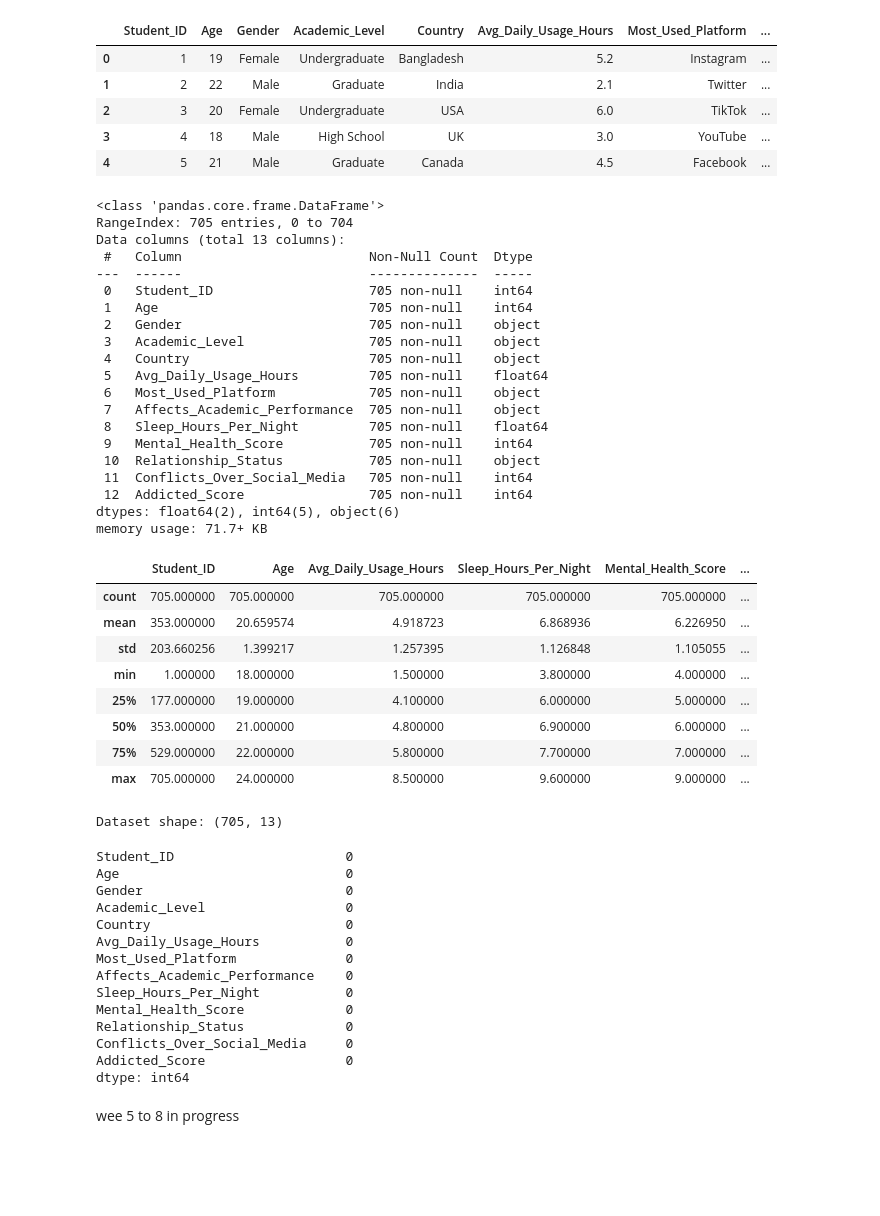
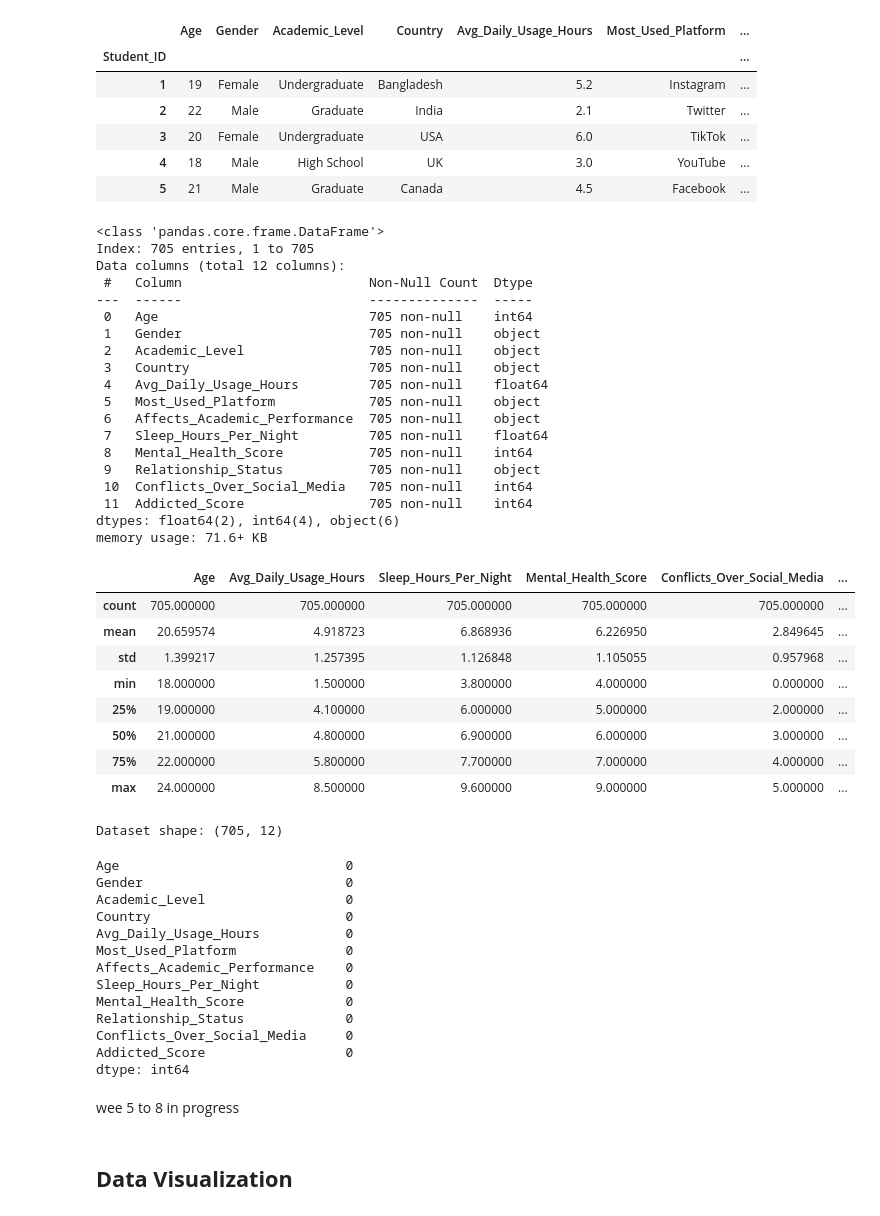
Before and after one commit to SyusufWaliyyi/FlexiSAF_Intership, a Jupyter notebook: week_5/week_5.ipynb, the cells around one changed output. Saved outputs shown, nothing was run; the diff lists cells and outputs as text; code cells hidden in the pictures; blank space fills up the shorter version.

Commit message:
Visualization

```diff
--- a/week_5/week_5.ipynb
+++ b/week_5/week_5.ipynb
@@ -6,61 +34,60 @@ import seaborn as sns
 # %%
 # Load the dataset
-df = pd.read_csv("Students_Social_Media_Addiction.csv")
+df = pd.read_csv("Students_Social_Media_Addiction.csv", index_col='Student_ID')
 df.head()
 # %% [output]
-|  | Student_ID | Age | Gender | Academic_Level | Country | Avg_Daily_Usage_Hours | Most_Used_Platform | ... |
-| 0 | 1 | 19 | Female | Undergraduate | Bangladesh | 5.2 | Instagram | ... |
-| 1 | 2 | 22 | Male | Graduate | India | 2.1 | Twitter | ... |
-| 2 | 3 | 20 | Female | Undergraduate | USA | 6.0 | TikTok | ... |
-| 3 | 4 | 18 | Male | High School | UK | 3.0 | YouTube | ... |
-| 4 | 5 | 21 | Male | Graduate | Canada | 4.5 | Facebook | ... |
+|  | Age | Gender | Academic_Level | Country | Avg_Daily_Usage_Hours | Most_Used_Platform | ... |
+| Student_ID |  |  |  |  |  |  | ... |
+| 1 | 19 | Female | Undergraduate | Bangladesh | 5.2 | Instagram | ... |
+| 2 | 22 | Male | Graduate | India | 2.1 | Twitter | ... |
+| 3 | 20 | Female | Undergraduate | USA | 6.0 | TikTok | ... |
+| 4 | 18 | Male | High School | UK | 3.0 | YouTube | ... |
+| 5 | 21 | Male | Graduate | Canada | 4.5 | Facebook | ... |
 # %%
 # info about the dataset
 df.info()
 # %% [output]
 <class 'pandas.core.frame.DataFrame'>
-RangeIndex: 705 entries, 0 to 704
-Data columns (total 13 columns):
+Index: 705 entries, 1 to 705
+Data columns (total 12 columns):
  #   Column                        Non-Null Count  Dtype
 ---  ------                        --------------  -----
- 0   Student_ID                    705 non-null    int64
- 1   Age                           705 non-null    int64
- 2   Gender                        705 non-null    object
- 3   Academic_Level                705 non-null    object
- 4   Country                       705 non-null    object
- 5   Avg_Daily_Usage_Hours         705 non-null    float64
- 6   Most_Used_Platform            705 non-null    object
- 7   Affects_Academic_Performance  705 non-null    object
- 8   Sleep_Hours_Per_Night         705 non-null    float64
- 9   Mental_Health_Score           705 non-null    int64
- 10  Relationship_Status           705 non-null    object
- 11  Conflicts_Over_Social_Media   705 non-null    int64
- 12  Addicted_Score                705 non-null    int64
-dtypes: float64(2), int64(5), object(6)
-memory usage: 71.7+ KB
+ 0   Age                           705 non-null    int64
+ 1   Gender                        705 non-null    object
+ 2   Academic_Level                705 non-null    object
+ 3   Country                       705 non-null    object
+ 4   Avg_Daily_Usage_Hours         705 non-null    float64
+ 5   Most_Used_Platform            705 non-null    object
+ 6   Affects_Academic_Performance  705 non-null    object
+ 7   Sleep_Hours_Per_Night         705 non-null    float64
+ 8   Mental_Health_Score           705 non-null    int64
+ 9   Relationship_Status           705 non-null    object
+ 10  Conflicts_Over_Social_Media   705 non-null    int64
+ 11  Addicted_Score                705 non-null    int64
+dtypes: float64(2), int64(4), object(6)
+memory usage: 71.6+ KB
 # %%
 # Data description
 df.describe()
 # %% [output]
-|  | Student_ID | Age | Avg_Daily_Usage_Hours | Sleep_Hours_Per_Night | Mental_Health_Score | ... |
+|  | Age | Avg_Daily_Usage_Hours | Sleep_Hours_Per_Night | Mental_Health_Score | Conflicts_Over_Social_Media | ... |
 | count | 705.000000 | 705.000000 | 705.000000 | 705.000000 | 705.000000 | ... |
-| mean | 353.000000 | 20.659574 | 4.918723 | 6.868936 | 6.226950 | ... |
-| std | 203.660256 | 1.399217 | 1.257395 | 1.126848 | 1.105055 | ... |
-| min | 1.000000 | 18.000000 | 1.500000 | 3.800000 | 4.000000 | ... |
-| 25% | 177.000000 | 19.000000 | 4.100000 | 6.000000 | 5.000000 | ... |
-| 50% | 353.000000 | 21.000000 | 4.800000 | 6.900000 | 6.000000 | ... |
-| 75% | 529.000000 | 22.000000 | 5.800000 | 7.700000 | 7.000000 | ... |
-| max | 705.000000 | 24.000000 | 8.500000 | 9.600000 | 9.000000 | ... |
+| mean | 20.659574 | 4.918723 | 6.868936 | 6.226950 | 2.849645 | ... |
+| std | 1.399217 | 1.257395 | 1.126848 | 1.105055 | 0.957968 | ... |
+| min | 18.000000 | 1.500000 | 3.800000 | 4.000000 | 0.000000 | ... |
+| 25% | 19.000000 | 4.100000 | 6.000000 | 5.000000 | 2.000000 | ... |
+| 50% | 21.000000 | 4.800000 | 6.900000 | 6.000000 | 3.000000 | ... |
+| 75% | 22.000000 | 5.800000 | 7.700000 | 7.000000 | 4.000000 | ... |
+| max | 24.000000 | 8.500000 | 9.600000 | 9.000000 | 5.000000 | ... |
 # %%
 # Dataset shape
 print("Dataset shape:", df.shape)
 # %% [output]
-Dataset shape: (705, 13)
+Dataset shape: (705, 12)
 # %%
 # Check for missing values
 df.isnull().sum()
 # %% [output]
-Student_ID                      0
 Age                             0
 Gender                          0
 Academic_Level                  0
@@ -76,3 +103,5 @@ Addicted_Score                  0
 dtype: int64
 # %% [markdown]
 wee 5 to 8 in progress
+# %% [markdown]
+## __Data Visualization__
```
Also changed, not shown: parts of 7 cells of this notebook.
